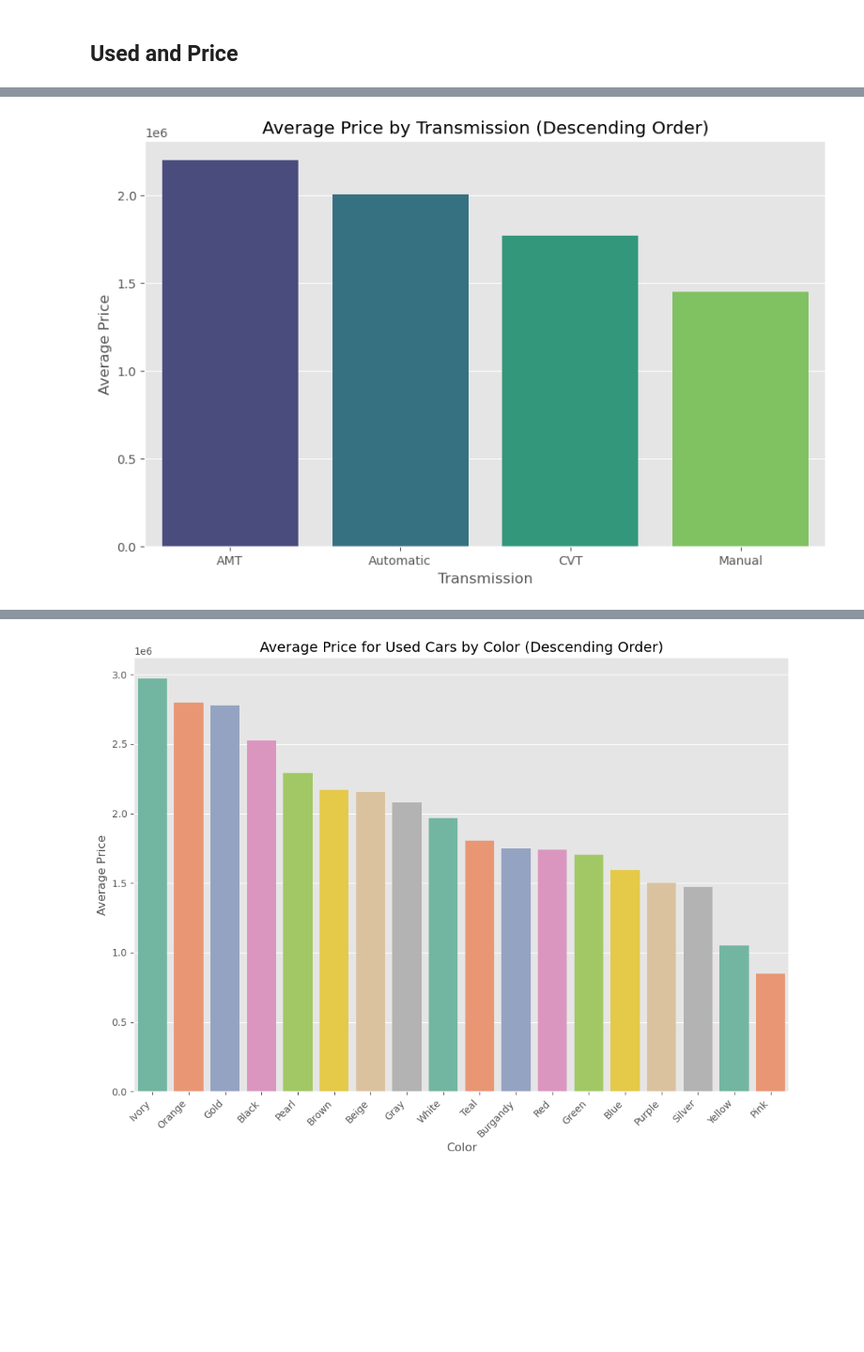
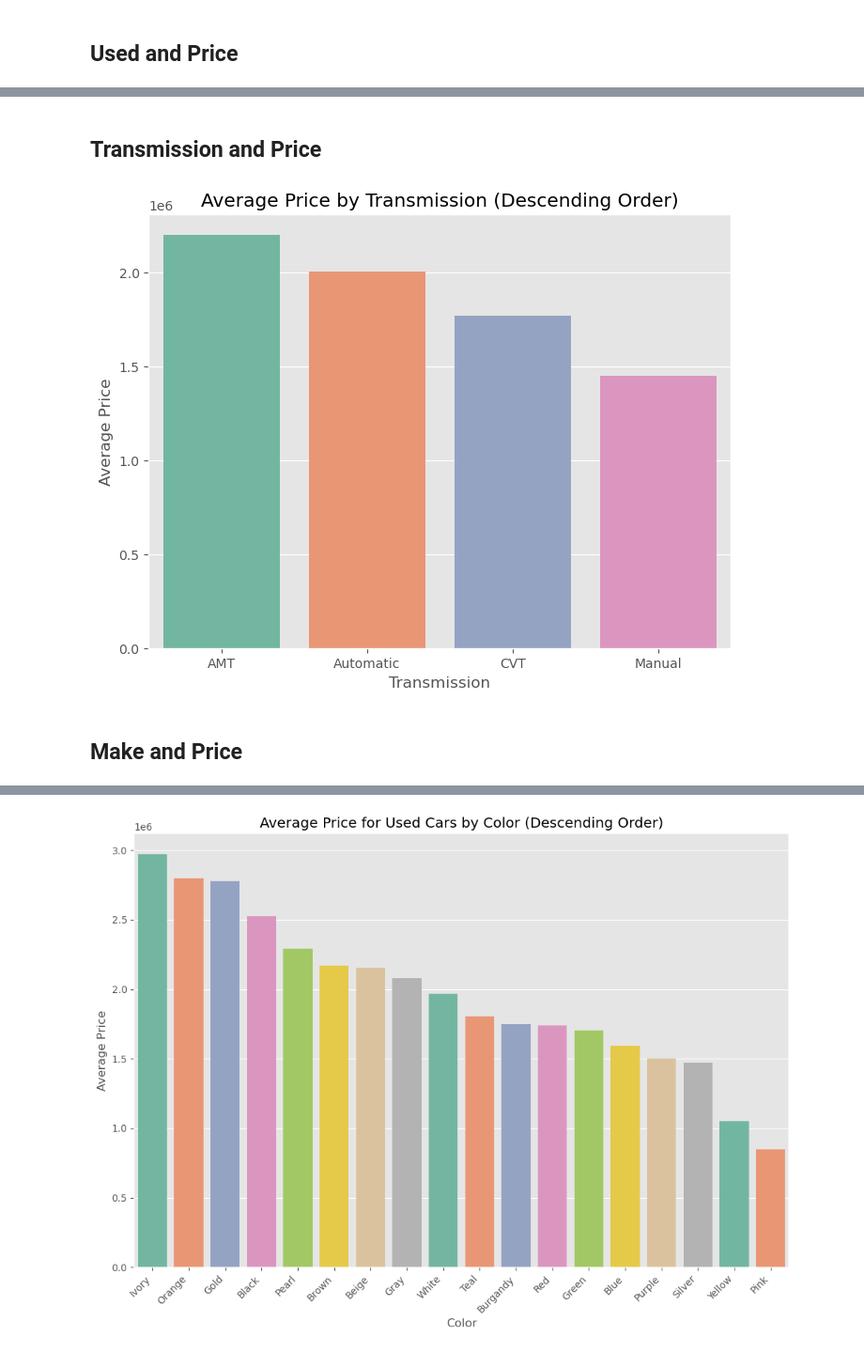
Before and after one commit to Cynthiachelangat/groupcarproject, a Jupyter notebook: model.ipynb, the cells around one changed output, grey strips where cells are left out. Shown at 94% size. Cells and saved outputs as stored; diff of their text form; code cells hidden in the pictures; blank space fills up the shorter version.

```diff
--- a/model.ipynb
+++ b/model.ipynb
@@ -373,9 +373,12 @@ H0: There are no outliers in the data set (Fail to reject null hypothesis)
 # Calculate the average price for each 'Used' category
 average_prices = cars.groupby('Used')['Price'].mean().sort_values(ascending=False)
 
+# Set the color palette to 'Set2'
+sns.set_palette('Set2')
+
 # Create a bar plot with the 'Used' categories in descending order
 plt.figure(figsize=(10, 6))
-sns.barplot(x=average_prices.index, y=average_prices.values, palette='viridis')
+sns.barplot(x=average_prices.index, y=average_prices.values)
 
 plt.title("Average Price billed for Used (Descending Order)")
 plt.xlabel('Used')
@@ -386,5 +389,11 @@ plt.show()
 # %%
-sns.kdeplot(x="Price",data=cars,hue="Used")
+# Set the color palette to 'Set2'
+sns.set_palette('Set2')
+
+# KDE plot for Price with hue based on 'Used'
+plt.figure(figsize=(8, 6))
+sns.kdeplot(x="Price", data=cars, hue="Used")
+
 plt.title("Analyzing distribution of Prices for different Usage")
 plt.show()
 # %% [output]
@@ -392,15 +401,22 @@ plt.show()
+# %% [markdown]
+## Transmission and Price
 # %%
+# Set the color palette to 'Set2'
+sns.set_palette('Set2')
+
 # Calculate the average price for each 'Transmission' category
 average_prices = cars.groupby('Transmission')['Price'].mean().sort_values(ascending=False)
 
-# Create a bar plot with the 'Transmission' categories in descending order and using the 'viridis' color palette
-plt.figure(figsize=(10, 6))
-sns.barplot(x=average_prices.index, y=average_prices.values, palette='viridis')
+# Create a bar plot with the 'Transmission' categories in descending order
+plt.figure(figsize=(8, 6))
+sns.barplot(x=average_prices.index, y=average_prices.values)
 
 plt.title("Average Price by Transmission (Descending Order)")
 plt.xlabel('Transmission')
 plt.ylabel('Average Price')
 plt.show()
 # %% [output]
-[figure, old version]
+[figure, new version]
+# %% [markdown]
+## Make and Price
 # %%
```
Also changed, not shown: parts of 13 cells of this notebook.
